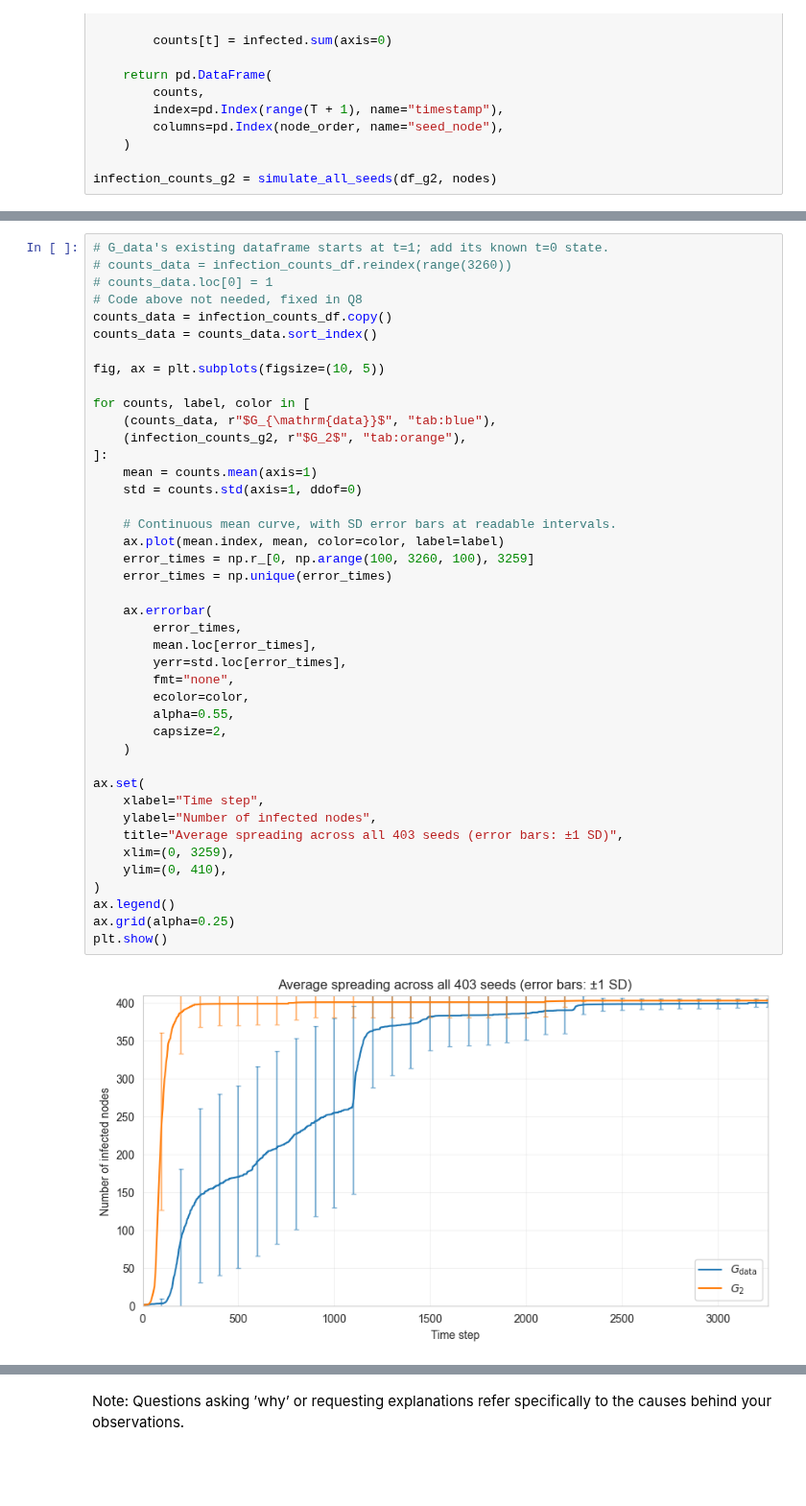
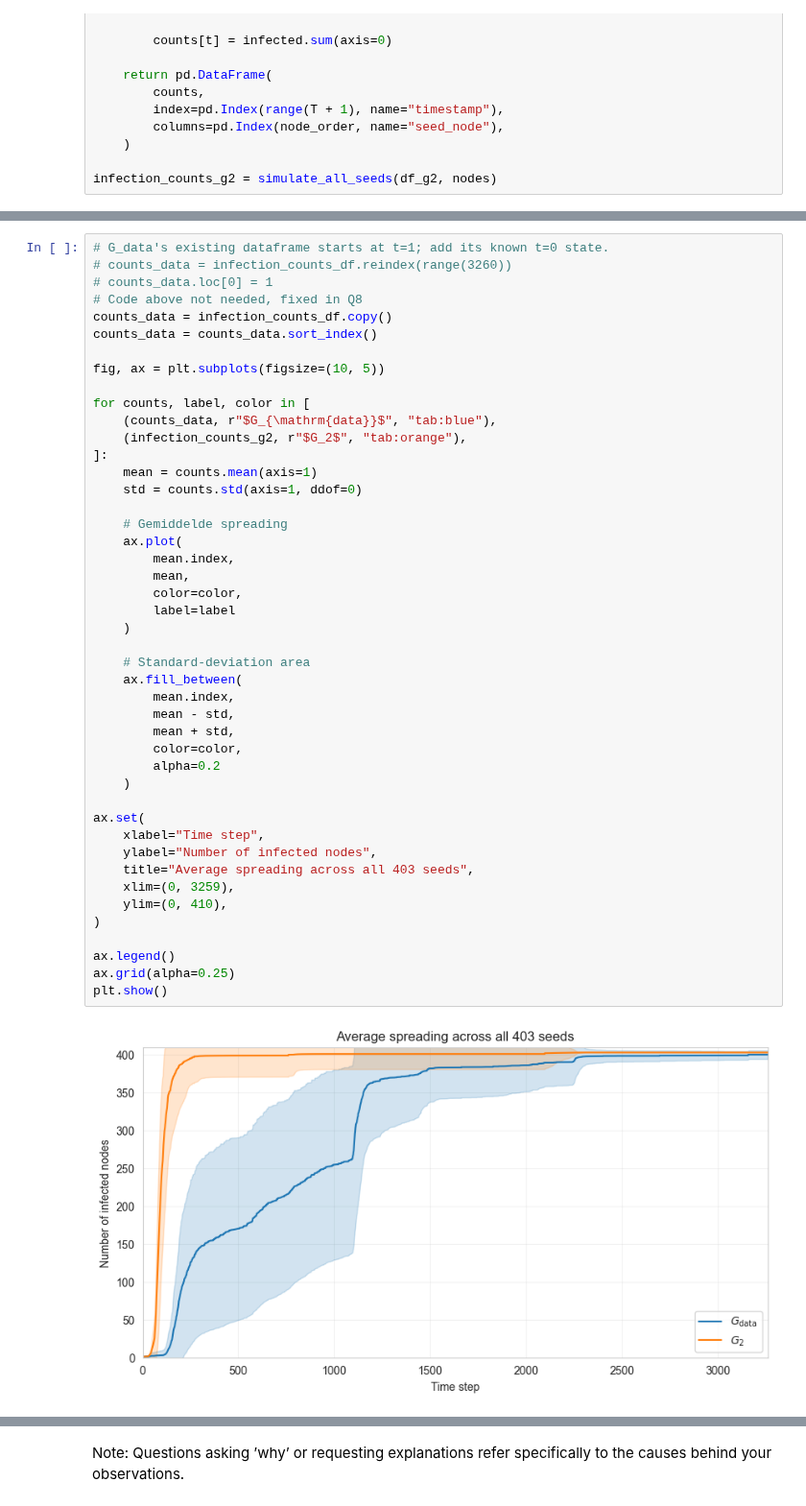
Before and after one commit to beemir/analysis-labs, a Jupyter notebook: assignment1/assignment_1.ipynb, the cells around one changed output, grey strips where cells are left out. Shown at 96% size. Saved outputs shown, nothing was run; the diff lists cells and outputs as text; blank space fills up the shorter version.

```diff
--- a/assignment1/assignment_1.ipynb
+++ b/assignment1/assignment_1.ipynb
@@ -554,45 +554,48 @@ infection_counts_g2 = simulate_all_seeds(df_g2, nodes)
 # %%
 # G_data's existing dataframe starts at t=1; add its known t=0 state.
 # counts_data = infection_counts_df.reindex(range(3260))
 # counts_data.loc[0] = 1
 # Code above not needed, fixed in Q8
 counts_data = infection_counts_df.copy()
 counts_data = counts_data.sort_index()
 
 fig, ax = plt.subplots(figsize=(10, 5))
 
 for counts, label, color in [
     (counts_data, r"$G_{\mathrm{data}}$", "tab:blue"),
     (infection_counts_g2, r"$G_2$", "tab:orange"),
 ]:
     mean = counts.mean(axis=1)
     std = counts.std(axis=1, ddof=0)
 
-    # Continuous mean curve, with SD error bars at readable intervals.
-    ax.plot(mean.index, mean, color=color, label=label)
-    error_times = np.r_[0, np.arange(100, 3260, 100), 3259]
-    error_times = np.unique(error_times)
+    # Gemiddelde spreading
+    ax.plot(
+        mean.index,
+        mean,
+        color=color,
+        label=label
+    )
 
-    ax.errorbar(
-        error_times,
-        mean.loc[error_times],
-        yerr=std.loc[error_times],
-        fmt="none",
-        ecolor=color,
-        alpha=0.55,
-        capsize=2,
+    # Standard-deviation area
+    ax.fill_between(
+        mean.index,
+        mean - std,
+        mean + std,
+        color=color,
+        alpha=0.2
     )
 
 ax.set(
     xlabel="Time step",
     ylabel="Number of infected nodes",
-    title="Average spreading across all 403 seeds (error bars: ±1 SD)",
+    title="Average spreading across all 403 seeds",
     xlim=(0, 3259),
     ylim=(0, 410),
 )
+
 ax.legend()
 ax.grid(alpha=0.25)
 plt.show()
 # %% [output]
-[figure, old version]
+[figure, new version]
 # %% [markdown]
```
Also changed, not shown: parts of 8 cells of this notebook.
